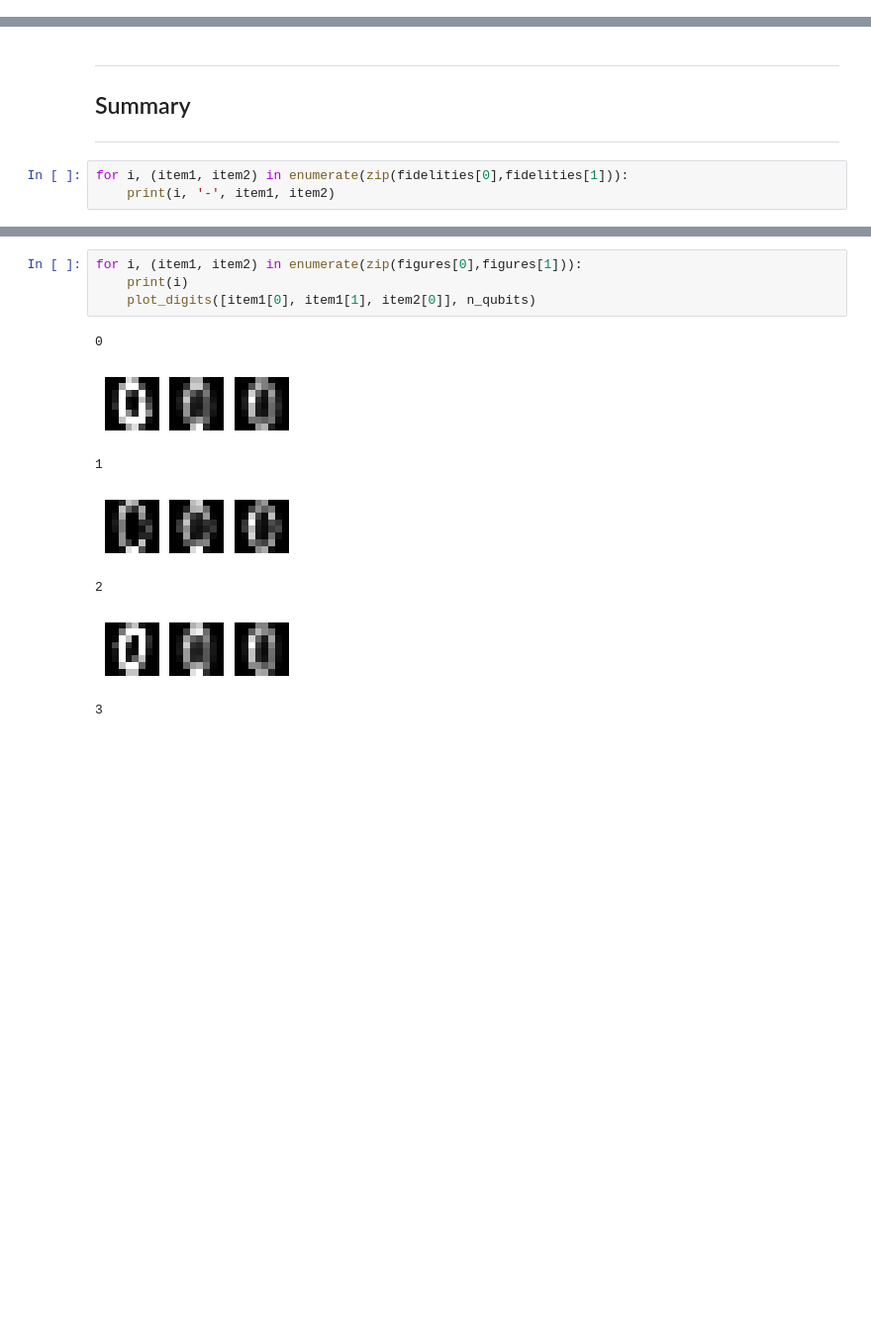
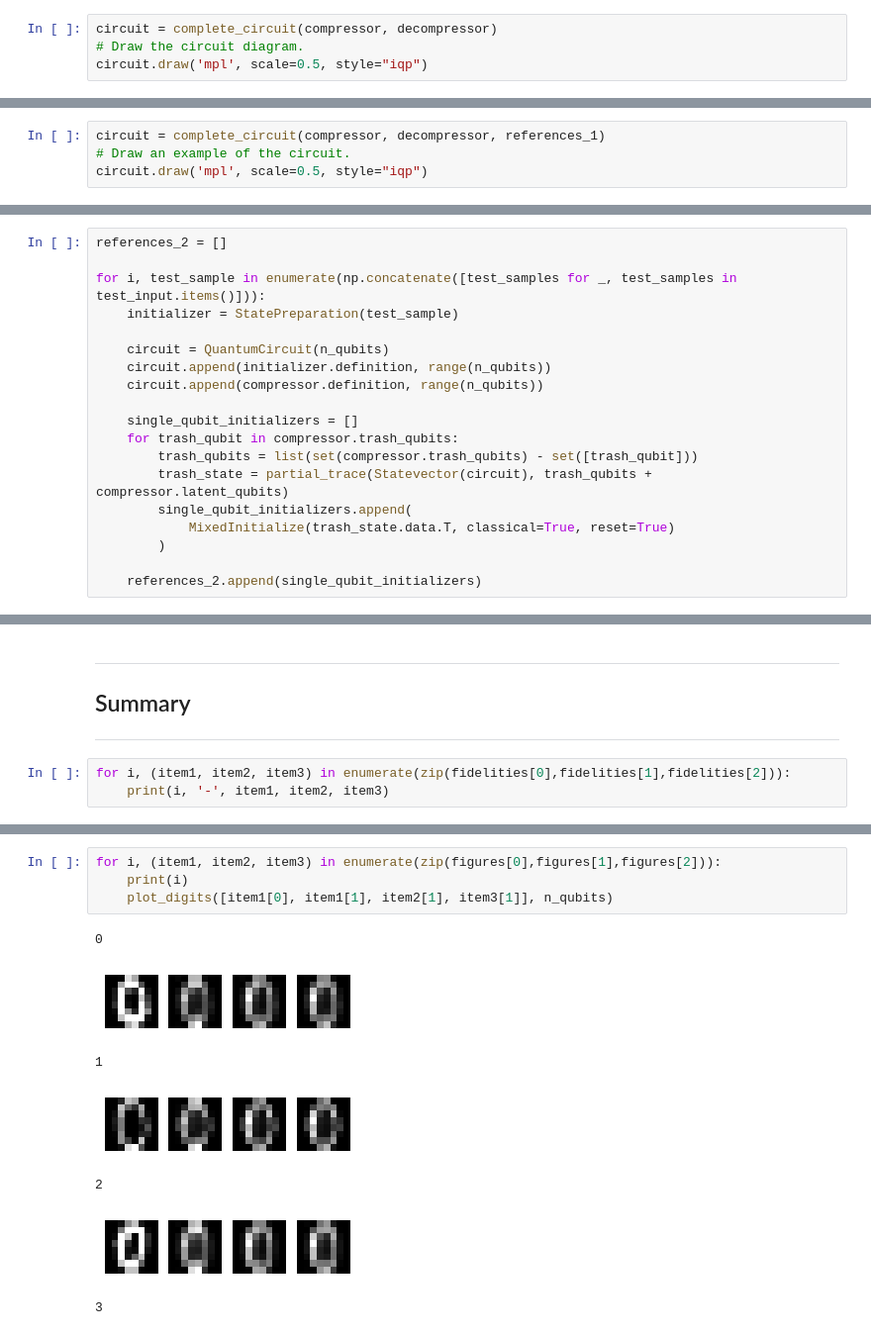
Before and after one commit to qDNA-yonsei/qdna-examples, a Jupyter notebook: compression/schmidt.ipynb, the cells around one changed output, grey strips where cells are left out. Shown: that part at 99% size. Cells and saved outputs as stored; diff of their text form; blank space fills up the shorter version.

Commit message:
Single-qubit tomography optimization

```diff
--- a/compression/schmidt.ipynb
+++ b/compression/schmidt.ipynb
@@ -168,0 +214,4 @@ for i, test_sample in enumerate(np.concatenate([test_samples for _, test_samples
+# %%
+circuit = complete_circuit(compressor, decompressor)
+# Draw the circuit diagram.
+circuit.draw('mpl', scale=0.5, style="iqp")
@@ -225,0 +283,4 @@ circuit.draw('mpl', scale=0.5, style="iqp")
+# %%
+circuit = complete_circuit(compressor, decompressor, references_1)
+# Draw an example of the circuit.
+circuit.draw('mpl', scale=0.5, style="iqp")
@@ -289,0 +327,19 @@ for i, test_sample in enumerate(np.concatenate([test_samples for _, test_samples
+# %%
+references_2 = []
+
+for i, test_sample in enumerate(np.concatenate([test_samples for _, test_samples in test_input.items()])):
+    initializer = StatePreparation(test_sample)
+
+    circuit = QuantumCircuit(n_qubits)
+    circuit.append(initializer.definition, range(n_qubits))
+    circuit.append(compressor.definition, range(n_qubits))
+
+    single_qubit_initializers = []
+    for trash_qubit in compressor.trash_qubits:
+        trash_qubits = list(set(compressor.trash_qubits) - set([trash_qubit]))
+        trash_state = partial_trace(Statevector(circuit), trash_qubits + compressor.latent_qubits)
+        single_qubit_initializers.append(
+            MixedInitialize(trash_state.data.T, classical=True, reset=True)
+        )
+
+    references_2.append(single_qubit_initializers)
@@ -292,6 +395,6 @@ for i, test_sample in enumerate(np.concatenate([test_samples for _, test_samples
 ## Summary
 ***
 # %%
-for i, (item1, item2) in enumerate(zip(fidelities[0],fidelities[1])):
-    print(i, '-', item1, item2)
+for i, (item1, item2, item3) in enumerate(zip(fidelities[0],fidelities[1],fidelities[2])):
+    print(i, '-', item1, item2, item3)
 # %% [output]
@@ -318,12 +421,12 @@ for i, (item1, item2) in enumerate(zip(fidelities[0],fidelities[1])):
 # %%
-for i, (item1, item2) in enumerate(zip(figures[0],figures[1])):
+for i, (item1, item2, item3) in enumerate(zip(figures[0],figures[1],figures[2])):
     print(i)
-    plot_digits([item1[0], item1[1], item2[0]], n_qubits)
+    plot_digits([item1[0], item1[1], item2[1], item3[1]], n_qubits)
 # %% [output]
 0
-[figure, old version]
+[figure, new version]
 1
-[figure, old version]
+[figure, new version]
 2
-[figure, old version]
+[figure, new version]
 3
```
Also changed, not shown: parts of 33 cells of this notebook.
